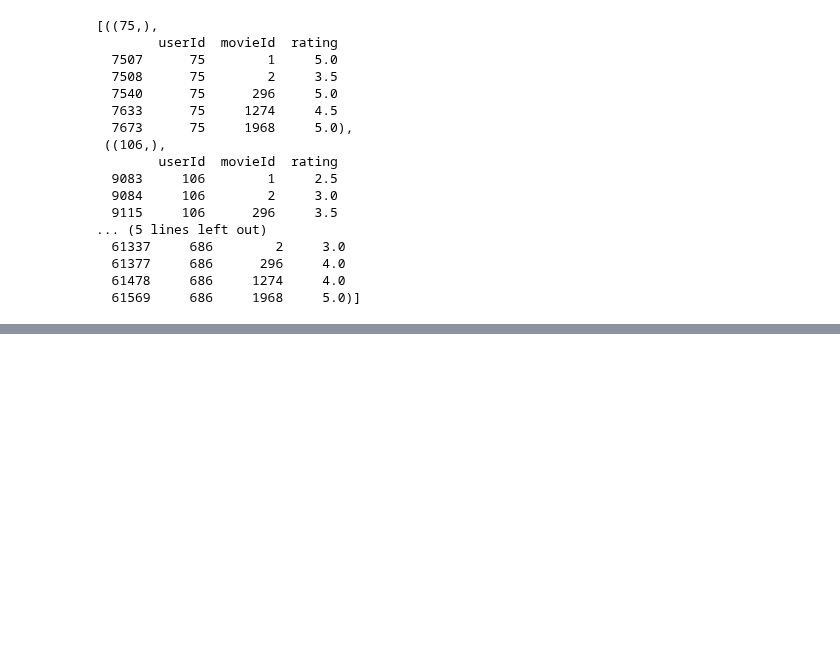
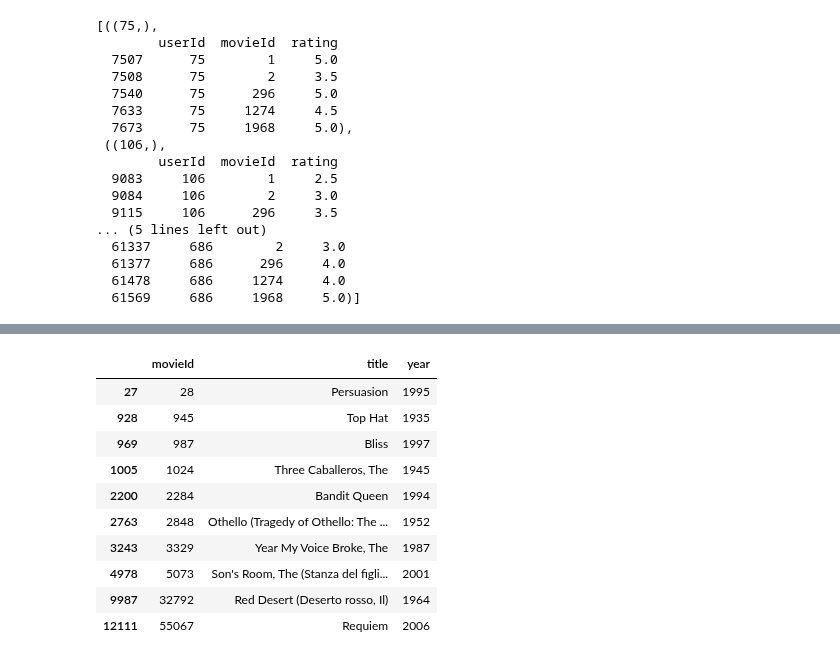
Before and after one commit to iamaryav/ai-notebooks, a Jupyter notebook: movie_recommendation.ipynb, the cells around one changed output, grey strips where cells are left out. Saved outputs shown, nothing was run; the diff lists cells and outputs as text; code cells hidden in the pictures; blank space fills up the shorter version.

```diff
--- a/movie_recommendation.ipynb
+++ b/movie_recommendation.ipynb
@@ -213,0 +318,4 @@ for name, group in userSubset:
+# %%
+#Multiplies the similarity by the user's ratings
+topUsersRating['weightedRating'] = topUsersRating['similarityIndex']*topUsersRating['rating']
+topUsersRating.head()
@@ -213,0 +329,5 @@ for name, group in userSubset:
+# %%
+#Applies a sum to the topUsers after grouping it up by userId
+tempTopUsersRating = topUsersRating.groupby('movieId').sum()[['similarityIndex','weightedRating']]
+tempTopUsersRating.columns = ['sum_similarityIndex','sum_weightedRating']
+tempTopUsersRating.head()
@@ -213,0 +342,7 @@ for name, group in userSubset:
+# %%
+#Creates an empty dataframe
+recommendation_df = pd.DataFrame()
+#Now we take the weighted average
+recommendation_df['weighted average recommendation score'] = tempTopUsersRating['sum_weightedRating']/tempTopUsersRating['sum_similarityIndex']
+recommendation_df['movieId'] = tempTopUsersRating.index
+recommendation_df.head()
@@ -213,0 +357,3 @@ for name, group in userSubset:
+# %%
+recommendation_df = recommendation_df.sort_values(by='weighted average recommendation score', ascending=False)
+recommendation_df.head(10)
@@ -213,0 +373,14 @@ for name, group in userSubset:
+# %%
+movies_df.loc[movies_df['movieId'].isin(recommendation_df.head(10)['movieId'].tolist())]
+# %% [output]
+|  | movieId | title | year |
+| 27 | 28 | Persuasion | 1995 |
+| 928 | 945 | Top Hat | 1935 |
+| 969 | 987 | Bliss | 1997 |
+| 1005 | 1024 | Three Caballeros, The | 1945 |
+| 2200 | 2284 | Bandit Queen | 1994 |
+| 2763 | 2848 | Othello (Tragedy of Othello: The ... | 1952 |
+| 3243 | 3329 | Year My Voice Broke, The | 1987 |
+| 4978 | 5073 | Son's Room, The (Stanza del figli... | 2001 |
+| 9987 | 32792 | Red Desert (Deserto rosso, Il) | 1964 |
+| 12111 | 55067 | Requiem | 2006 |
```
Also changed, not shown: parts of 14 cells of this notebook.
